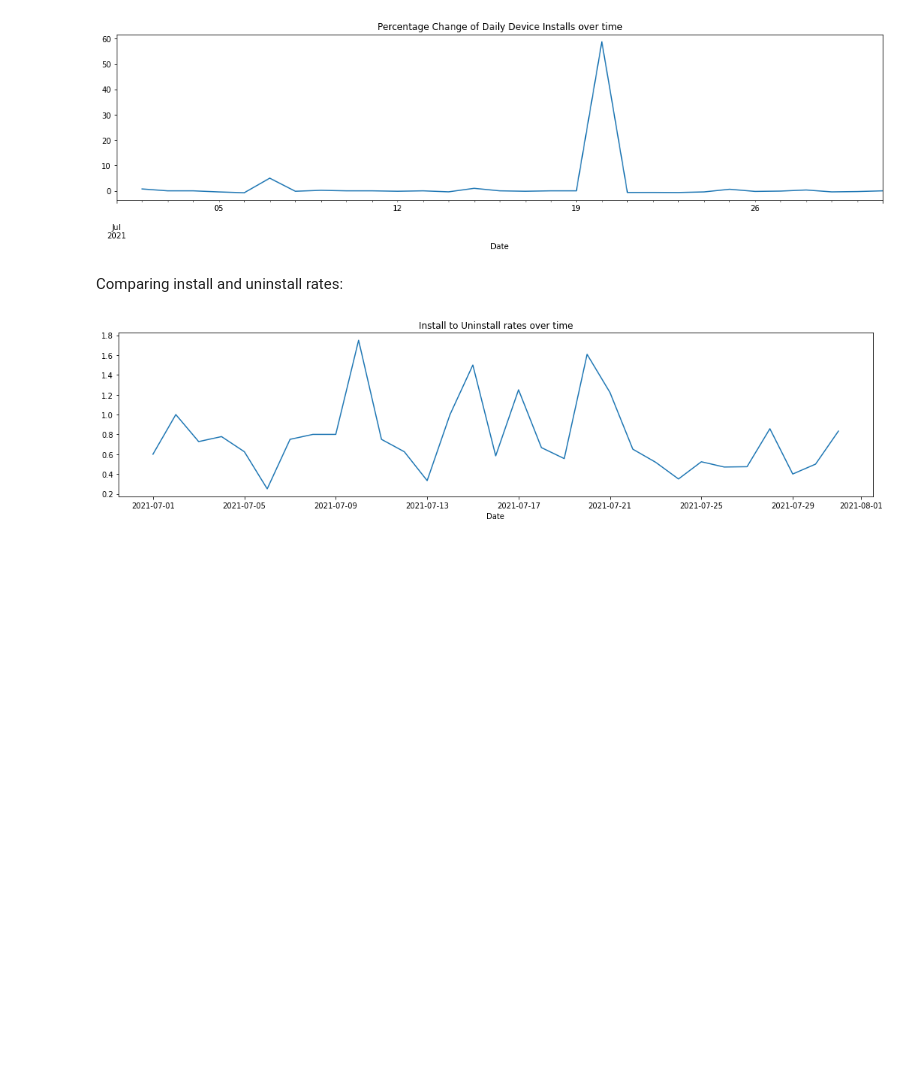
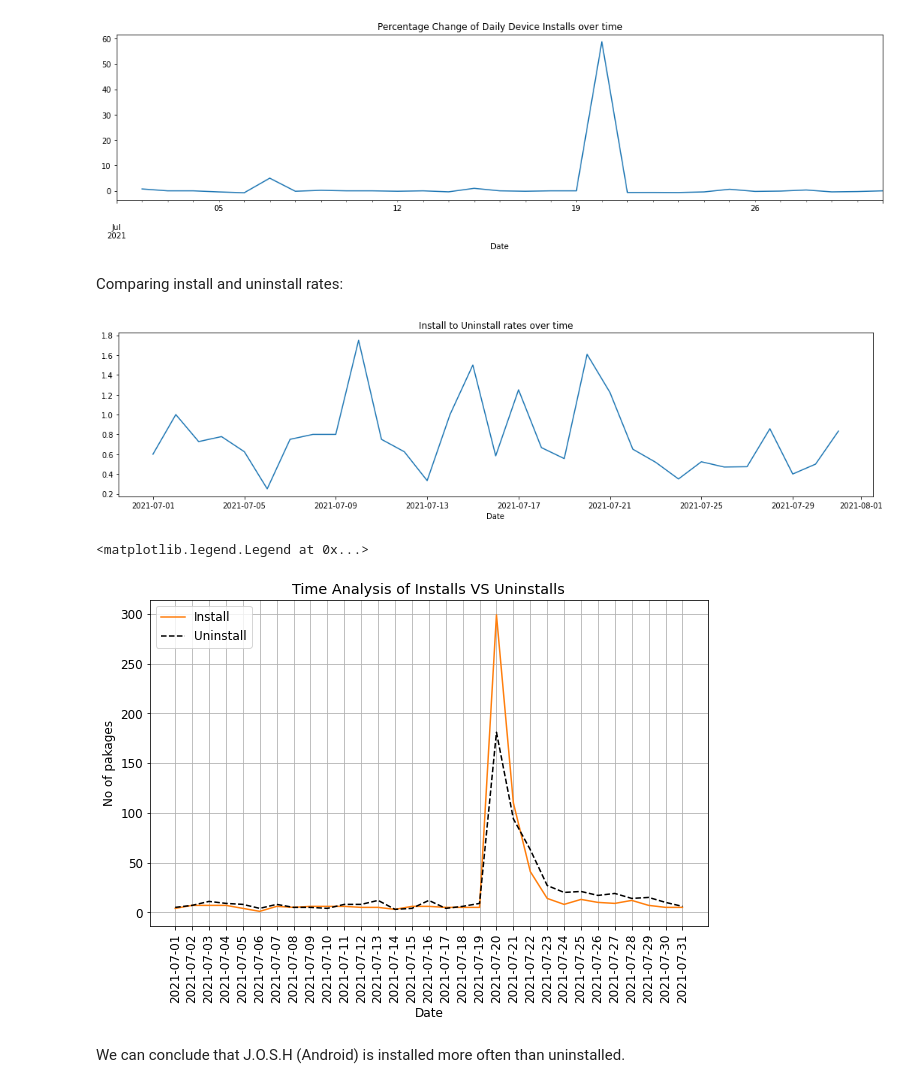
Before and after one commit to karnfromev/Data-Analysis, a Jupyter notebook: JOSH User Analysis/JOSH_device_analysis.ipynb, the cells around one changed output. Saved outputs shown, nothing was run; the diff lists cells and outputs as text; code cells hidden in the pictures; blank space fills up the shorter version.

Commit message:
JOSH analysis

```diff
--- a/JOSH User Analysis/JOSH_device_analysis.ipynb
+++ b/JOSH User Analysis/JOSH_device_analysis.ipynb
@@ -147,3 +159,25 @@ sns.lineplot(x = install.Date, y = in_u_rate)
 plt.show()
 # %% [output]
 [figure]
+# %%
+plt.rc('font', size=12)
+fig, ax = plt.subplots(figsize=(10, 6))
+
+# Specify how our lines should look
+ax.plot(installs["Date"], installs["Daily Device Installs"], color='tab:orange', label = "Install")
+ax.plot(installs["Date"], installs['Daily User Uninstalls'], color='black', linestyle='--', label='Uninstall')
+
+
+
+# Same as above
+ax.set_xlabel('Date')
+ax.set_ylabel('No of pakages')
+ax.set_title('Time Analysis of Installs VS Uninstalls')
+plt.xticks(rotation = 90)
+ax.grid(True)
+ax.legend(loc='upper left')
+# %% [output]
+<matplotlib.legend.Legend at 0x...>
+[figure, added]
+# %% [markdown]
+We can conclude that J.O.S.H (Android) is installed more often than uninstalled.
```
Also changed, not shown: parts of 4 cells of this notebook.
